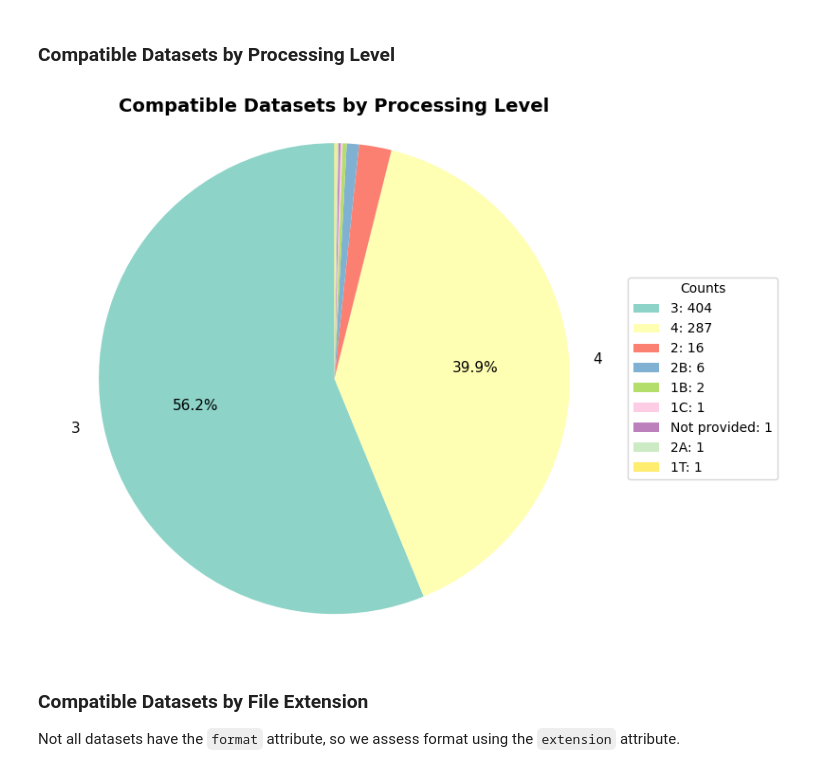
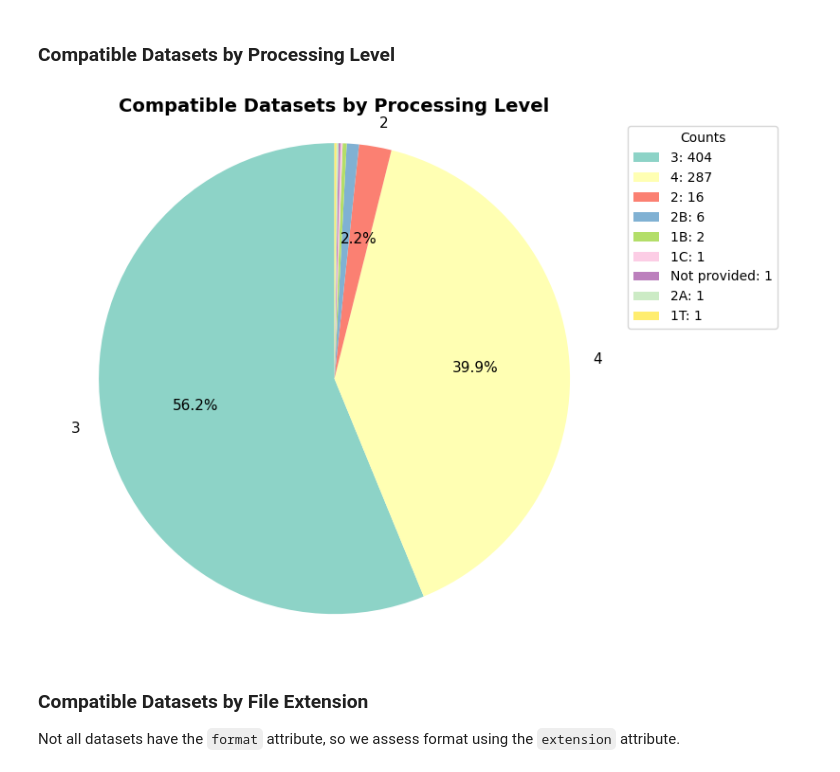
Before and after one commit to developmentseed/titiler-cmr, a Jupyter notebook: docs/compatibility/index.ipynb, the cells around one changed output. Saved outputs shown, nothing was run; the diff lists cells and outputs as text; code cells hidden in the pictures.

```diff
--- a/docs/compatibility/index.ipynb
+++ b/docs/compatibility/index.ipynb
@@ -92,18 +92,18 @@ result.reset_index().rename(
 # %%
 processing_level_counts = compatible_datasets.processing_level.value_counts(
     dropna=False
 )
 processing_level_ids = processing_level_counts.index
 
 plotting.create_pie_chart(
     processing_level_ids,
     processing_level_counts,
     "Compatible Datasets by Processing Level",
     True,
-    top_n=2,
+    3,
 )
 # %% [output]
-[figure, old version]
+[figure, new version]
 # %% [markdown]
 ### Compatible Datasets by File Extension
 
```
Also changed, not shown: parts of 6 cells of this notebook, 1 other file.
